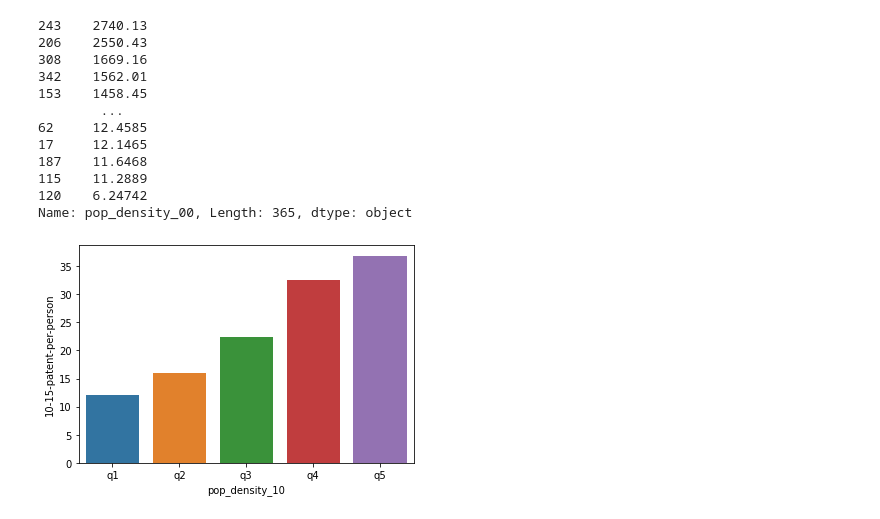
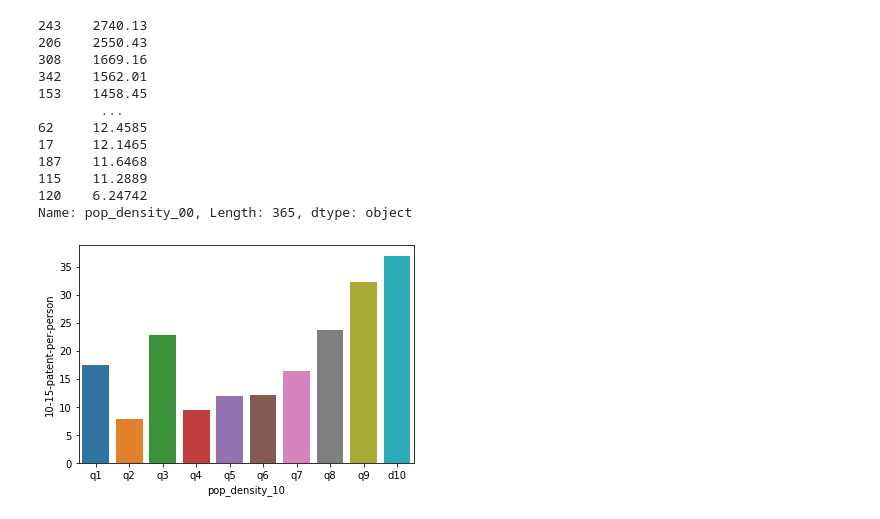
Before and after one commit to 107SBakst/107SBakst.github.io, a Jupyter notebook: Python/Project_chart2.ipynb, the cells around one changed output. Saved outputs shown, nothing was run; the diff lists cells and outputs as text; code cells hidden in the pictures.

Commit message:
chart complete

```diff
--- a/Python/Project_chart2.ipynb
+++ b/Python/Project_chart2.ipynb
@@ -145,30 +145,30 @@ Name: pop_density_00, Length: 365, dtype: object
 # %%
 metroip2.id_code = metroip2.id_code.astype('float') #Convert to float to perform the merge.
 mdf = pd.merge(metroip2,df,left_on='id_code',right_on='MSA_id2') #Merging USPTO data with US census data. mdf means merged df.
 mdf3 = mdf #Good practice to store the merged df under another value.
 mdf['gr_pop_density_00_10'] = ((mdf['pop_density_10']/mdf['pop_density_00'])**(1/11))-1 #Average annual growth in a cities population density.
 mdf['gr_weighted_pop_density'] = ((mdf['pop_weighted_10']/mdf['pop_weighted_00'])**(1/11))-1 #Average annual growth in a cities weighted population density.
 mdf['gr_pop_00_10'] = ((mdf['pop_10']/mdf['pop_00'])**(1/11))-1 #Average annual growth in a cities population.
 mdf = mdf.sort_values(['pop_density_10'], ascending=False)
-mdf = mdf[0:190] #Filters out the bottom half of the df. Because in the previous line I had sorted the df in descending order by population density (2010) therefore I have kept the 190 most dense MSA's.
+#mdf = mdf[0:190] #Filters out the bottom half of the df. Because in the previous line I had sorted the df in descending order by population density (2010) therefore I have kept the 190 most dense MSA's.
 mdf['pop_00'] = mdf['pop_00'].astype('float')
 #The following line is to create bins to put place each row into a bin. Pd.qcat is used over pd.cat because this is create bins that place the same number of rows in each bins. 10 bins means each decile of the population density (2010) distribution.
 #Pd.cat could be useful if I were to choose the bounds of each bin. This could be because if there is a large skewness in the data.
-mdf['pop_density_10'] = pd.qcut(mdf['pop_density_10'], q=5, labels=['q1', 'q2', 'q3' , 'q4', 'q5']) #q = 5. Therefore, this splits the df by the quintile of the population density for 2010. I have labelled each row q_x for each of the quintiles. I.e. q5 is the top quintile, 80% - 100%.
+mdf['pop_density_10'] = pd.qcut(mdf['pop_density_10'], q=10, labels=['q1', 'q2', 'q3' , 'q4', 'q5', 'q6', 'q7', 'q8', 'q9', 'd10']) #q = 5. Therefore, this splits the df by the quintile of the population density for 2010. I have labelled each row q_x for each of the quintiles. I.e. q5 is the top quintile, 80% - 100%.
 mdf2 = mdf.groupby(by='pop_density_10',axis=0).sum() #Group the df my the 10 bins and sum all the columns. Summing is used instead of averages as I am interested in the total patents for each year in each bin and the total population for each bin.
 mdf2['freq'] = mdf.groupby(by='pop_density_10',axis=0).size() #This is to show in the new df the number of cities in each bin.
 #mdf = mdf.sort_values(['pop_density_10'], ascending=True)
 mdf2.drop(['id_code','MSA_id','MSA_id2'],axis=1,inplace=True) #These columns are floats and should not be added in the groupby.
 ust =  us['2010'].astype('float') + us['2011'].astype('float') + us['2012'].astype('float') + us['2013'].astype('float') + us['2014'].astype('float') + us['2015'].astype('float') #This is to calculate the total patents between 2010 and 2015 for the entire dataset.
 mdf2['00-15-total'] = (mdf2['2000'] + mdf2['2001'] + mdf2['2002'] + mdf2['2003'] + mdf2['2004'] + mdf2['2005'] + mdf2['2006'] + mdf2['2007'] + mdf2['2008'] + mdf2['2009'] + mdf2['2010'] + mdf2['2011'] + mdf2['2012'] + mdf2['2013'] + mdf2['2014'] + mdf2['2015']) #1592166)*100
 mdf2['10-15-total'] = (mdf2['2010'] + mdf2['2011'] + mdf2['2012'] + mdf2['2013'] + mdf2['2014'] + mdf2['2015'])
 mdf2['10-15-patent-per-person'] = (mdf2['10-15-total'] / mdf2['pop_10'])*10000 #This is to calculate patent per 10,000 people.
 mdf2['10-15-%-total'] = (mdf2['10-15-total'] / ust)*100 #This is to calculate the total patents for each bin between 2010 and 2015 and divide this by the total number of patents in the dataset for the same period. This gives us the share of total patents for each bin.
 mdf2['00-15gr-%'] = ((mdf2['2015']/mdf2['2000'])**(1/16))-1 #The average annual growth rate of patents between 2000 and 2015.
 mdf2['10-15gr-%'] = ((mdf2['2015']/mdf2['2010'])**(1/6))-1 #The average annual growth rate of patents between 2010 and 2015.
 mdf2.reset_index(inplace=True) #This is to make the barplot using the index as the x axis in seaborn.
 sns.barplot(data=mdf2,x='pop_density_10',y='10-15-patent-per-person') #Plots the chart
 
 mdf2.to_csv(r'C:\Users\vw191\OneDrive\Documents\GitHub\107SBakst.github.io\data\uspto_density.csv')
 # %% [output]
-[figure, old version]
+[figure, new version]
```
Also changed, not shown: parts of 2 cells of this notebook, 1 other file.
